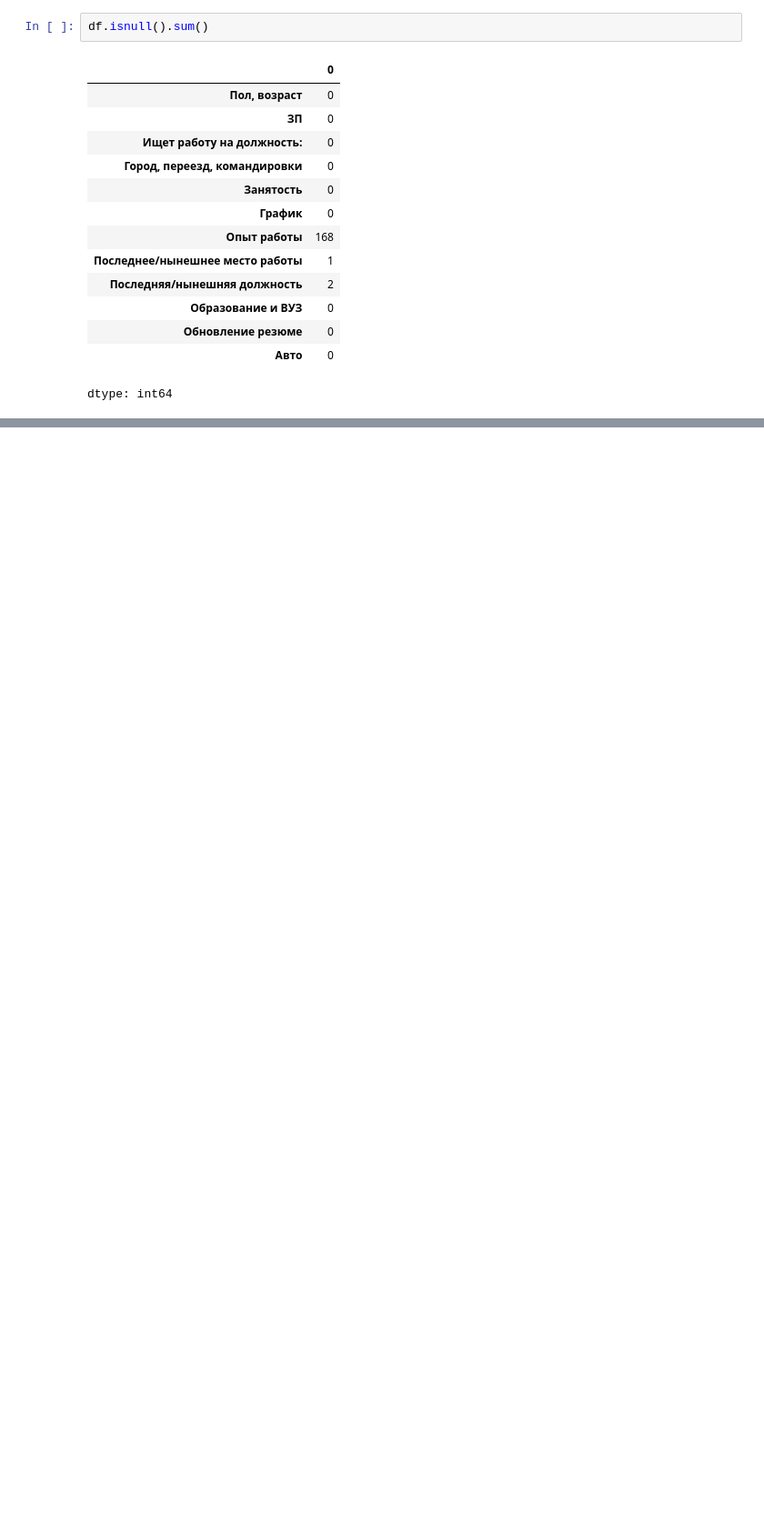
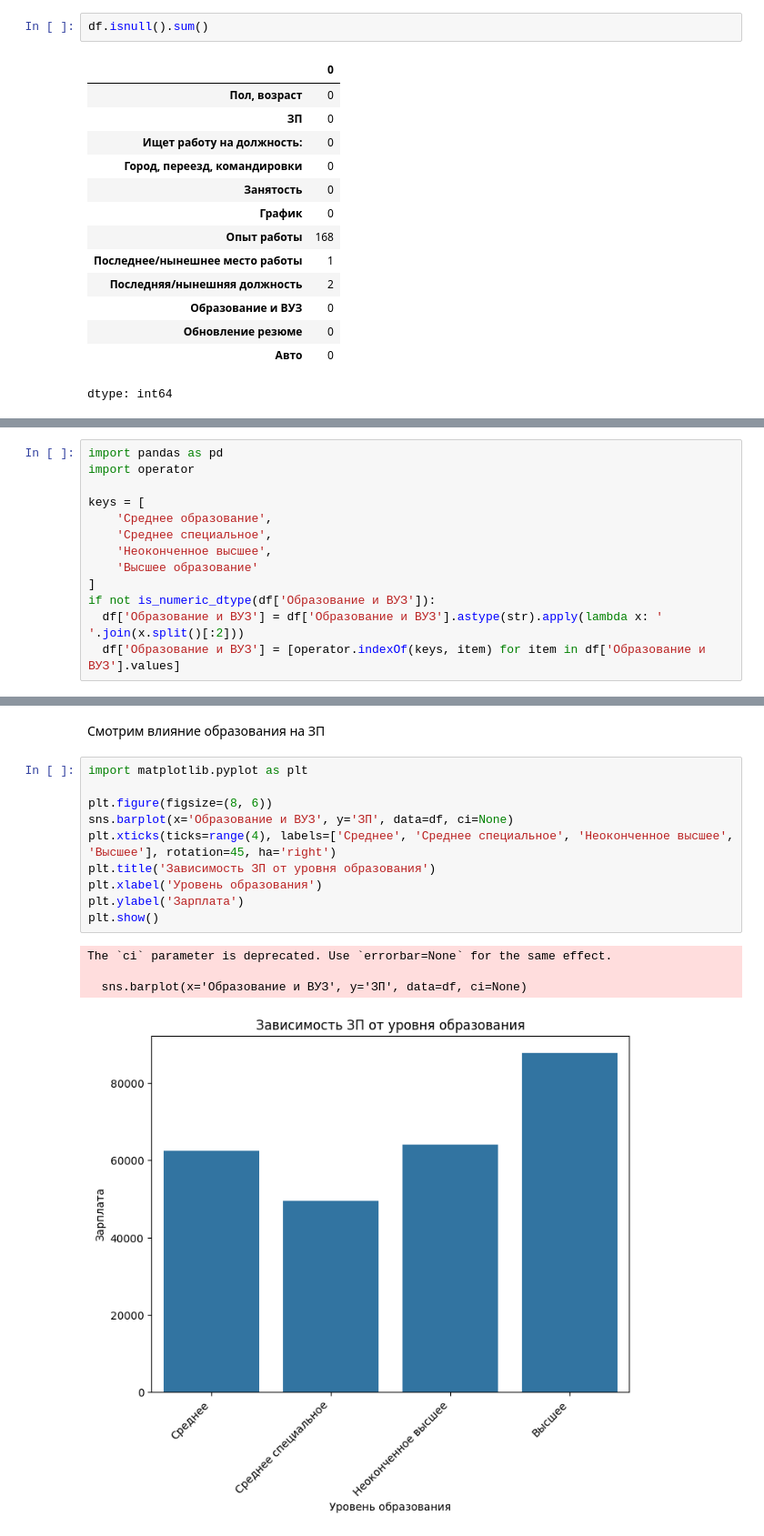
Before and after one commit to mrJimed/hh_dataset, a Jupyter notebook: hh_dataset.ipynb, the cells around one changed output, grey strips where cells are left out. Shown at 91% size. Drawn from its saved outputs; the diff is of its cells as text; blank space fills up the shorter version.

```diff
--- a/hh_dataset.ipynb
+++ b/hh_dataset.ipynb
@@ -486,0 +207,13 @@ for industry in industries:
+# %%
+import pandas as pd
+import operator
+
+keys = [
+    'Среднее образование',
+    'Среднее специальное',
+    'Неоконченное высшее',
+    'Высшее образование'
+]
+if not is_numeric_dtype(df['Образование и ВУЗ']):
+  df['Образование и ВУЗ'] = df['Образование и ВУЗ'].astype(str).apply(lambda x: ' '.join(x.split()[:2]))
+  df['Образование и ВУЗ'] = [operator.indexOf(keys, item) for item in df['Образование и ВУЗ'].values]
@@ -486,0 +381,17 @@ for industry in industries:
+# %% [markdown]
+Смотрим влияние образования на ЗП
+# %%
+import matplotlib.pyplot as plt
+
+plt.figure(figsize=(8, 6))
+sns.barplot(x='Образование и ВУЗ', y='ЗП', data=df, ci=None)
+plt.xticks(ticks=range(4), labels=['Среднее', 'Среднее специальное', 'Неоконченное высшее', 'Высшее'], rotation=45, ha='right')
+plt.title('Зависимость ЗП от уровня образования')
+plt.xlabel('Уровень образования')
+plt.ylabel('Зарплата')
+plt.show()
+# %% [output]
+The `ci` parameter is deprecated. Use `errorbar=None` for the same effect.
+
+  sns.barplot(x='Образование и ВУЗ', y='ЗП', data=df, ci=None)
+[figure, added]
```
Also changed, not shown: parts of 69 cells of this notebook.
